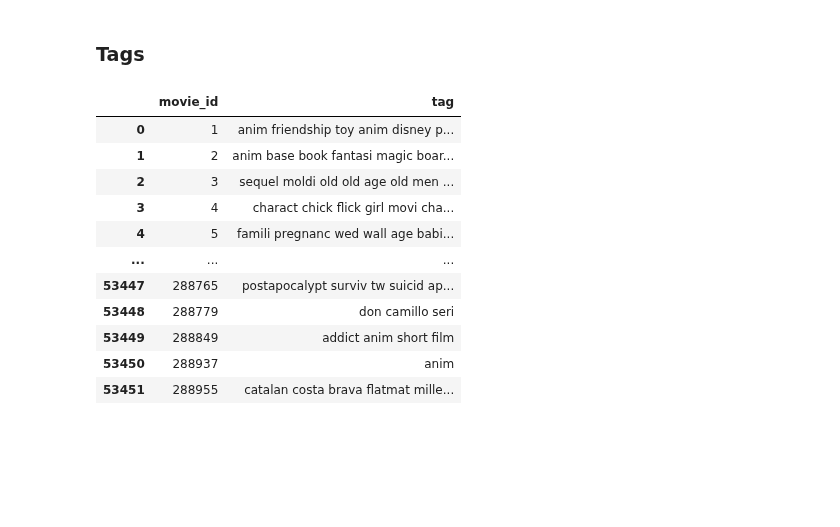
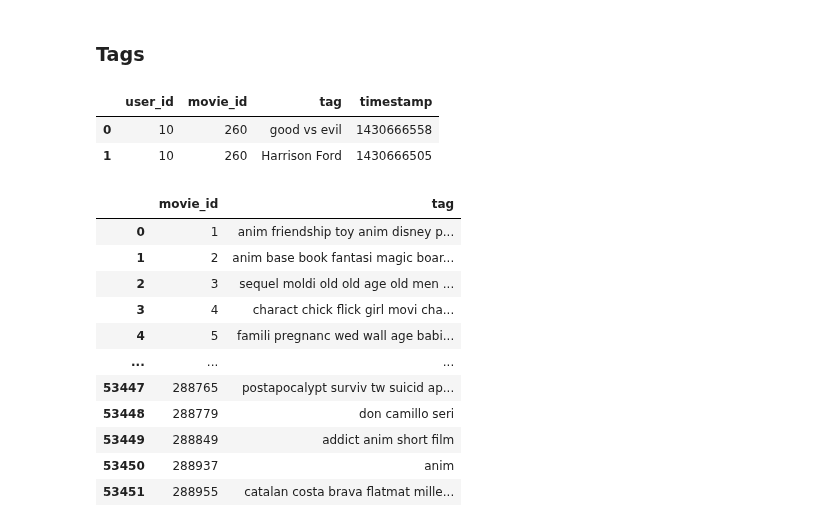
Before and after one commit to AlbotGoodman/machine-learning, a Jupyter notebook: lab2/content-based_filtering.ipynb, the cells around one changed output. Cells and saved outputs as stored; diff of their text form; code cells hidden in the pictures; blank space fills up the shorter version.

```diff
--- a/lab2/content-based_filtering.ipynb
+++ b/lab2/content-based_filtering.ipynb
@@ -84,6 +84,13 @@ def remove_stopwords(text):
 def stem_text(text):
     text = ' '.join(stemmer.stem(word) for word in text.split(' '))
     return text
+# %%
+tags = pd.read_csv("../data/movielens/tags.csv")
+tags.head(2)
+# %% [output]
+|  | user_id | movie_id | tag | timestamp |
+| 0 | 10 | 260 | good vs evil | 1430666558 |
+| 1 | 10 | 260 | Harrison Ford | 1430666505 |
 # %%
 tags = pd.read_csv("../data/movielens/tags.csv")
 movies_tag = tags.copy()
```
Also changed, not shown: parts of 4 cells of this notebook, 2 other files.
